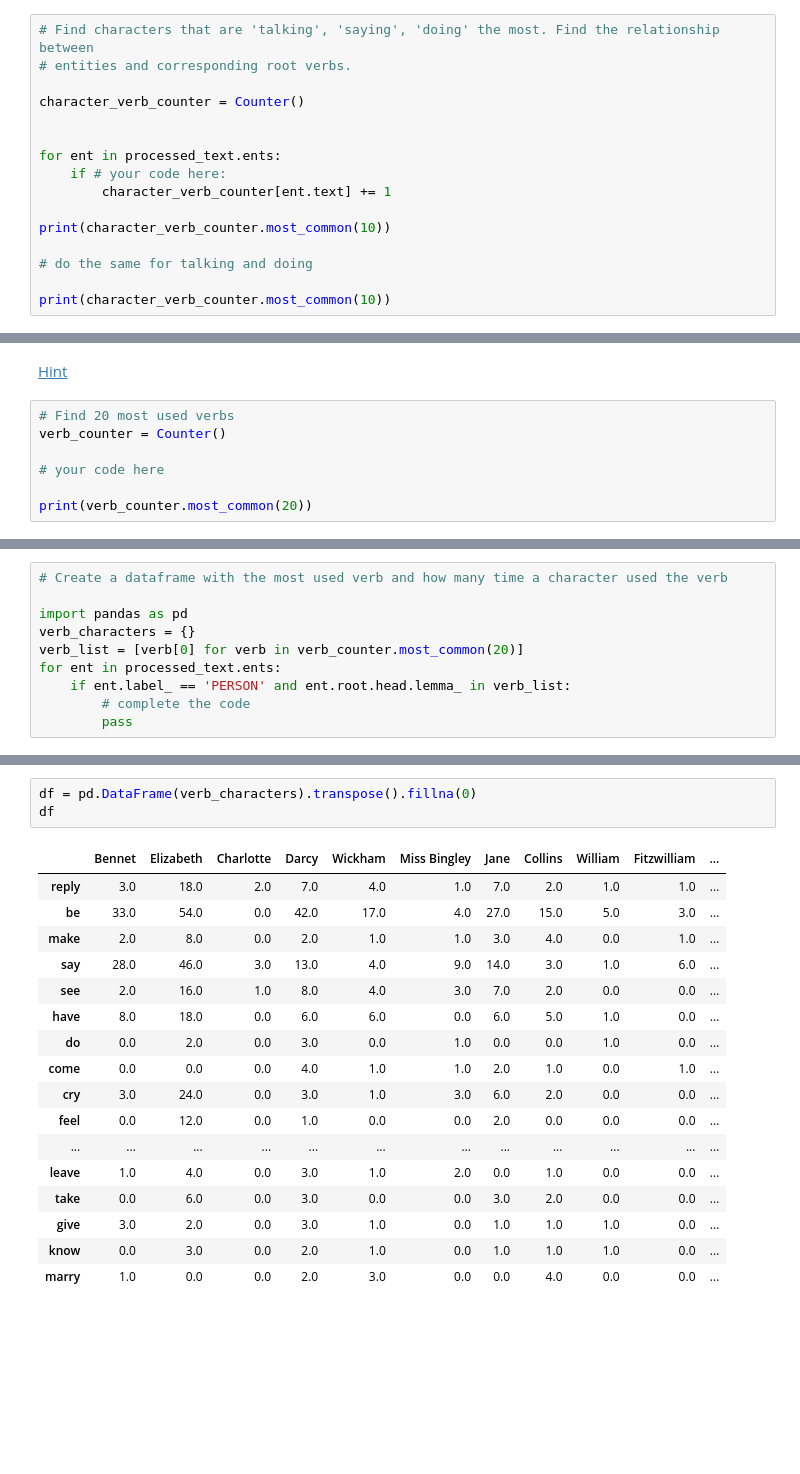
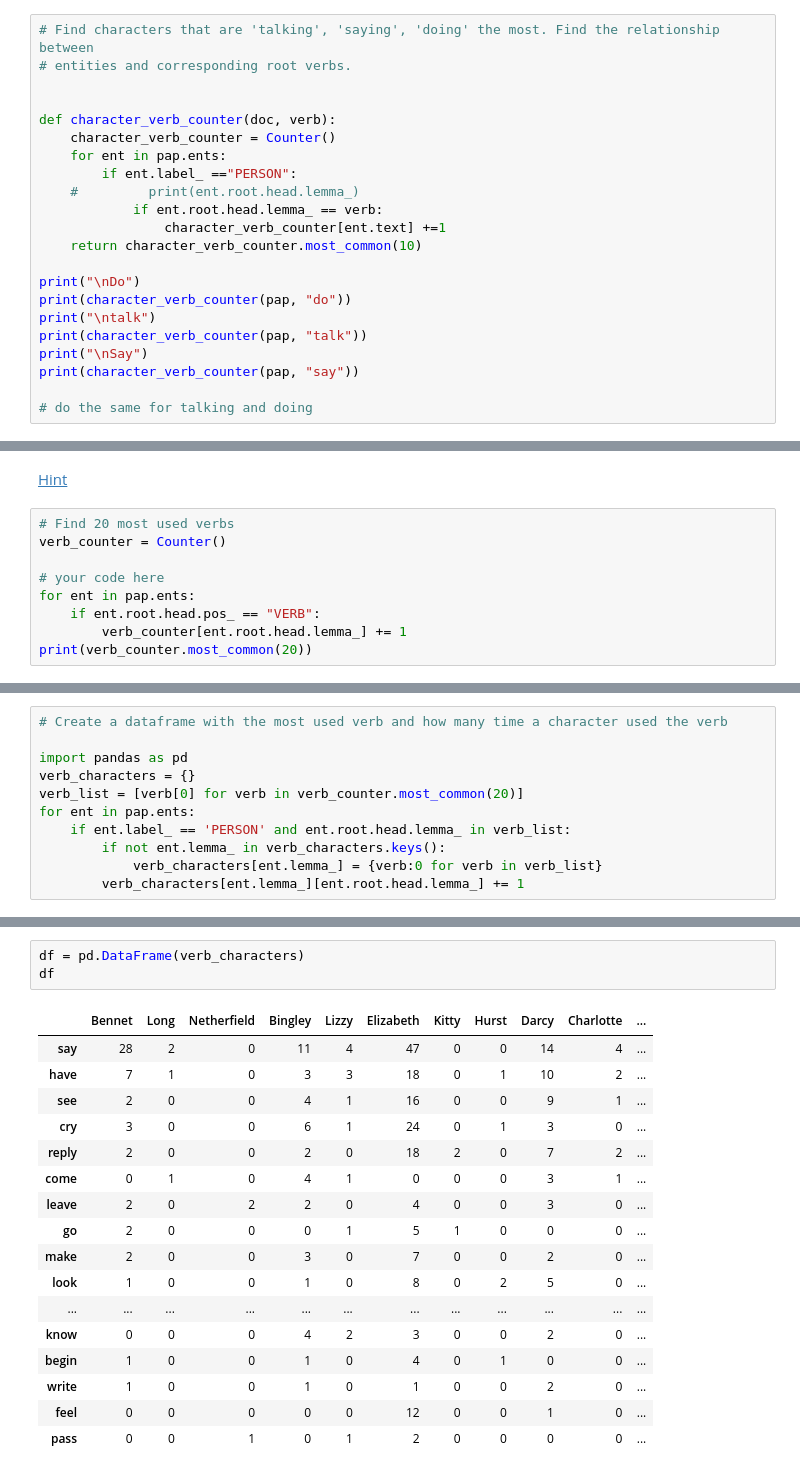
Before and after one commit to aimwps/SAImwps, a Jupyter notebook: M7. NLP/Week 1 - Traditional NLP/1. NLP Intro and Dependency Parsing/1. Exercise - SpaCy Intro and Pride and Prejudice.ipynb, the cells around one changed output, grey strips where cells are left out. Saved outputs shown, nothing was run; the diff lists cells and outputs as text; blank space fills up the shorter version.

```diff
--- a/M7. NLP/Week 1 - Traditional NLP/1. NLP Intro and Dependency Parsing/1. Exercise - SpaCy Intro and Pride and Prejudice.ipynb
+++ b/M7. NLP/Week 1 - Traditional NLP/1. NLP Intro and Dependency Parsing/1. Exercise - SpaCy Intro and Pride and Prejudice.ipynb
@@ -489,16 +545,22 @@ processed_text.ents[30].root.dep_
 # Find characters that are 'talking', 'saying', 'doing' the most. Find the relationship between
 # entities and corresponding root verbs.
 
-character_verb_counter = Counter()
 
+def character_verb_counter(doc, verb):
+    character_verb_counter = Counter()
+    for ent in pap.ents:
+        if ent.label_ =="PERSON":
+    #         print(ent.root.head.lemma_)
+            if ent.root.head.lemma_ == verb:
+                character_verb_counter[ent.text] +=1
+    return character_verb_counter.most_common(10)
 
-for ent in processed_text.ents:
-    if # your code here:
-        character_verb_counter[ent.text] += 1
-
-print(character_verb_counter.most_common(10))
+print("\nDo")
+print(character_verb_counter(pap, "do"))
+print("\ntalk")
+print(character_verb_counter(pap, "talk"))
+print("\nSay")
+print(character_verb_counter(pap, "say"))
 
 # do the same for talking and doing
-
-print(character_verb_counter.most_common(10))
 # %% [output]
@@ -512,6 +580,8 @@ print(character_verb_counter.most_common(10))
 verb_counter = Counter()
 
 # your code here
-
+for ent in pap.ents:
+    if ent.root.head.pos_ == "VERB":
+        verb_counter[ent.root.head.lemma_] += 1
 print(verb_counter.most_common(20))
 # %% [output]
@@ -522,7 +593,8 @@ print(verb_counter.most_common(20))
 import pandas as pd
 verb_characters = {}
 verb_list = [verb[0] for verb in verb_counter.most_common(20)]
-for ent in processed_text.ents:
+for ent in pap.ents:
     if ent.label_ == 'PERSON' and ent.root.head.lemma_ in verb_list:
-        # complete the code
-        pass
+        if not ent.lemma_ in verb_characters.keys():
+            verb_characters[ent.lemma_] = {verb:0 for verb in verb_list}
+        verb_characters[ent.lemma_][ent.root.head.lemma_] += 1
@@ -529,21 +603,21 @@ for ent in processed_text.ents:
 # %%
-df = pd.DataFrame(verb_characters).transpose().fillna(0)
+df = pd.DataFrame(verb_characters)
 df
 # %% [output]
-|  | Bennet | Elizabeth | Charlotte | Darcy | Wickham | Miss Bingley | Jane | Collins | William | Fitzwilliam | ... |
-| reply | 3.0 | 18.0 | 2.0 | 7.0 | 4.0 | 1.0 | 7.0 | 2.0 | 1.0 | 1.0 | ... |
-| be | 33.0 | 54.0 | 0.0 | 42.0 | 17.0 | 4.0 | 27.0 | 15.0 | 5.0 | 3.0 | ... |
-| make | 2.0 | 8.0 | 0.0 | 2.0 | 1.0 | 1.0 | 3.0 | 4.0 | 0.0 | 1.0 | ... |
-| say | 28.0 | 46.0 | 3.0 | 13.0 | 4.0 | 9.0 | 14.0 | 3.0 | 1.0 | 6.0 | ... |
-| see | 2.0 | 16.0 | 1.0 | 8.0 | 4.0 | 3.0 | 7.0 | 2.0 | 0.0 | 0.0 | ... |
-| have | 8.0 | 18.0 | 0.0 | 6.0 | 6.0 | 0.0 | 6.0 | 5.0 | 1.0 | 0.0 | ... |
-| do | 0.0 | 2.0 | 0.0 | 3.0 | 0.0 | 1.0 | 0.0 | 0.0 | 1.0 | 0.0 | ... |
-| come | 0.0 | 0.0 | 0.0 | 4.0 | 1.0 | 1.0 | 2.0 | 1.0 | 0.0 | 1.0 | ... |
-| cry | 3.0 | 24.0 | 0.0 | 3.0 | 1.0 | 3.0 | 6.0 | 2.0 | 0.0 | 0.0 | ... |
-| feel | 0.0 | 12.0 | 0.0 | 1.0 | 0.0 | 0.0 | 2.0 | 0.0 | 0.0 | 0.0 | ... |
+|  | Bennet | Long | Netherfield | Bingley | Lizzy | Elizabeth | Kitty | Hurst | Darcy | Charlotte | ... |
+| say | 28 | 2 | 0 | 11 | 4 | 47 | 0 | 0 | 14 | 4 | ... |
+| have | 7 | 1 | 0 | 3 | 3 | 18 | 0 | 1 | 10 | 2 | ... |
+| see | 2 | 0 | 0 | 4 | 1 | 16 | 0 | 0 | 9 | 1 | ... |
+| cry | 3 | 0 | 0 | 6 | 1 | 24 | 0 | 1 | 3 | 0 | ... |
+| reply | 2 | 0 | 0 | 2 | 0 | 18 | 2 | 0 | 7 | 2 | ... |
+| come | 0 | 1 | 0 | 4 | 1 | 0 | 0 | 0 | 3 | 1 | ... |
+| leave | 2 | 0 | 2 | 2 | 0 | 4 | 0 | 0 | 3 | 0 | ... |
+| go | 2 | 0 | 0 | 0 | 1 | 5 | 1 | 0 | 0 | 0 | ... |
+| make | 2 | 0 | 0 | 3 | 0 | 7 | 0 | 0 | 2 | 0 | ... |
+| look | 1 | 0 | 0 | 1 | 0 | 8 | 0 | 2 | 5 | 0 | ... |
 | ... | ... | ... | ... | ... | ... | ... | ... | ... | ... | ... | ... |
-| leave | 1.0 | 4.0 | 0.0 | 3.0 | 1.0 | 2.0 | 0.0 | 1.0 | 0.0 | 0.0 | ... |
-| take | 0.0 | 6.0 | 0.0 | 3.0 | 0.0 | 0.0 | 3.0 | 2.0 | 0.0 | 0.0 | ... |
-| give | 3.0 | 2.0 | 0.0 | 3.0 | 1.0 | 0.0 | 1.0 | 1.0 | 1.0 | 0.0 | ... |
-| know | 0.0 | 3.0 | 0.0 | 2.0 | 1.0 | 0.0 | 1.0 | 1.0 | 1.0 | 0.0 | ... |
-| marry | 1.0 | 0.0 | 0.0 | 2.0 | 3.0 | 0.0 | 0.0 | 4.0 | 0.0 | 0.0 | ... |
+| know | 0 | 0 | 0 | 4 | 2 | 3 | 0 | 0 | 2 | 0 | ... |
+| begin | 1 | 0 | 0 | 1 | 0 | 4 | 0 | 1 | 0 | 0 | ... |
+| write | 1 | 0 | 0 | 1 | 0 | 1 | 0 | 0 | 2 | 0 | ... |
+| feel | 0 | 0 | 0 | 0 | 0 | 12 | 0 | 0 | 1 | 0 | ... |
+| pass | 0 | 0 | 1 | 0 | 1 | 2 | 0 | 0 | 0 | 0 | ... |
```
Also changed, not shown: parts of 23 cells of this notebook, 8 other files.
